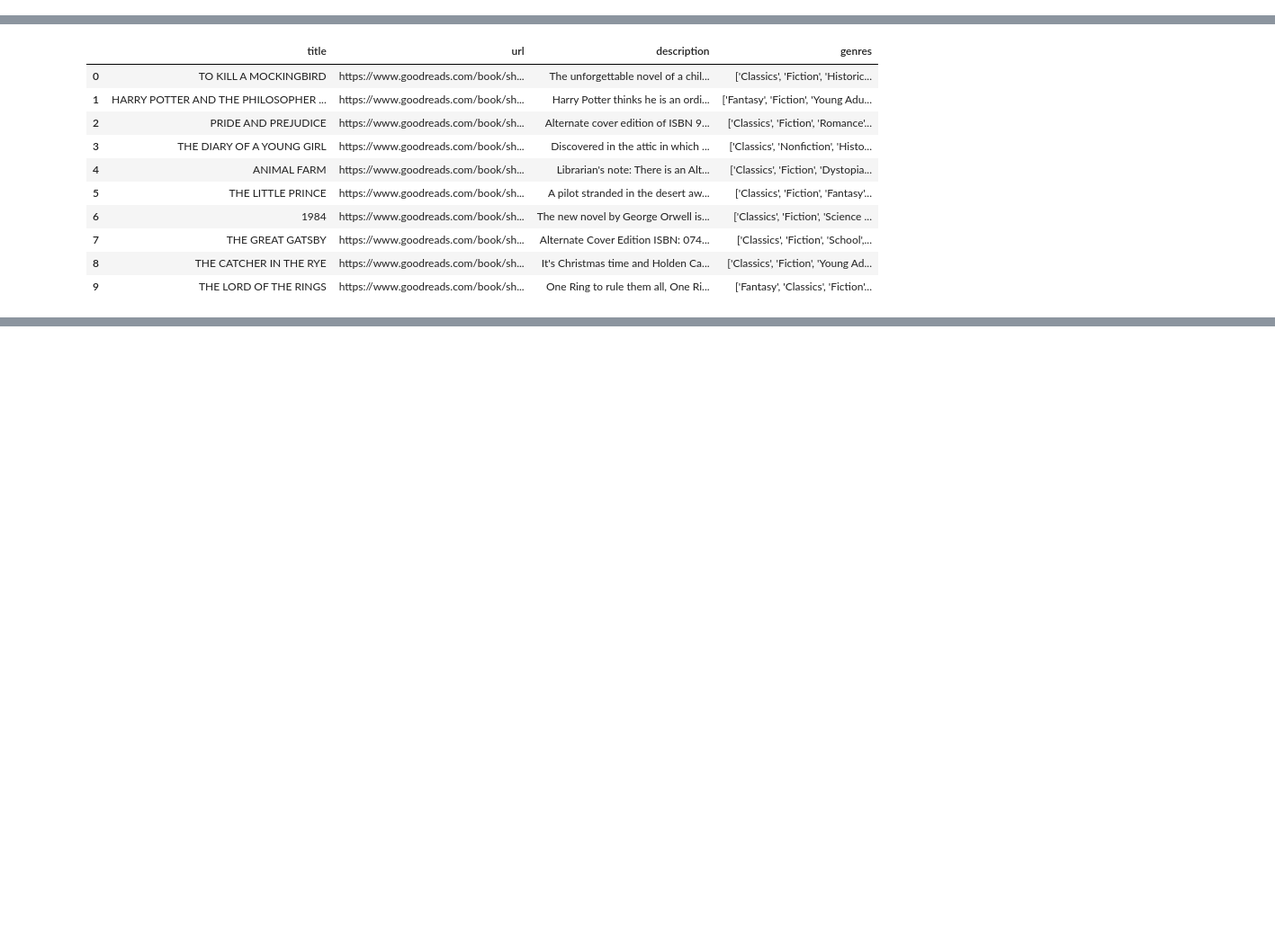
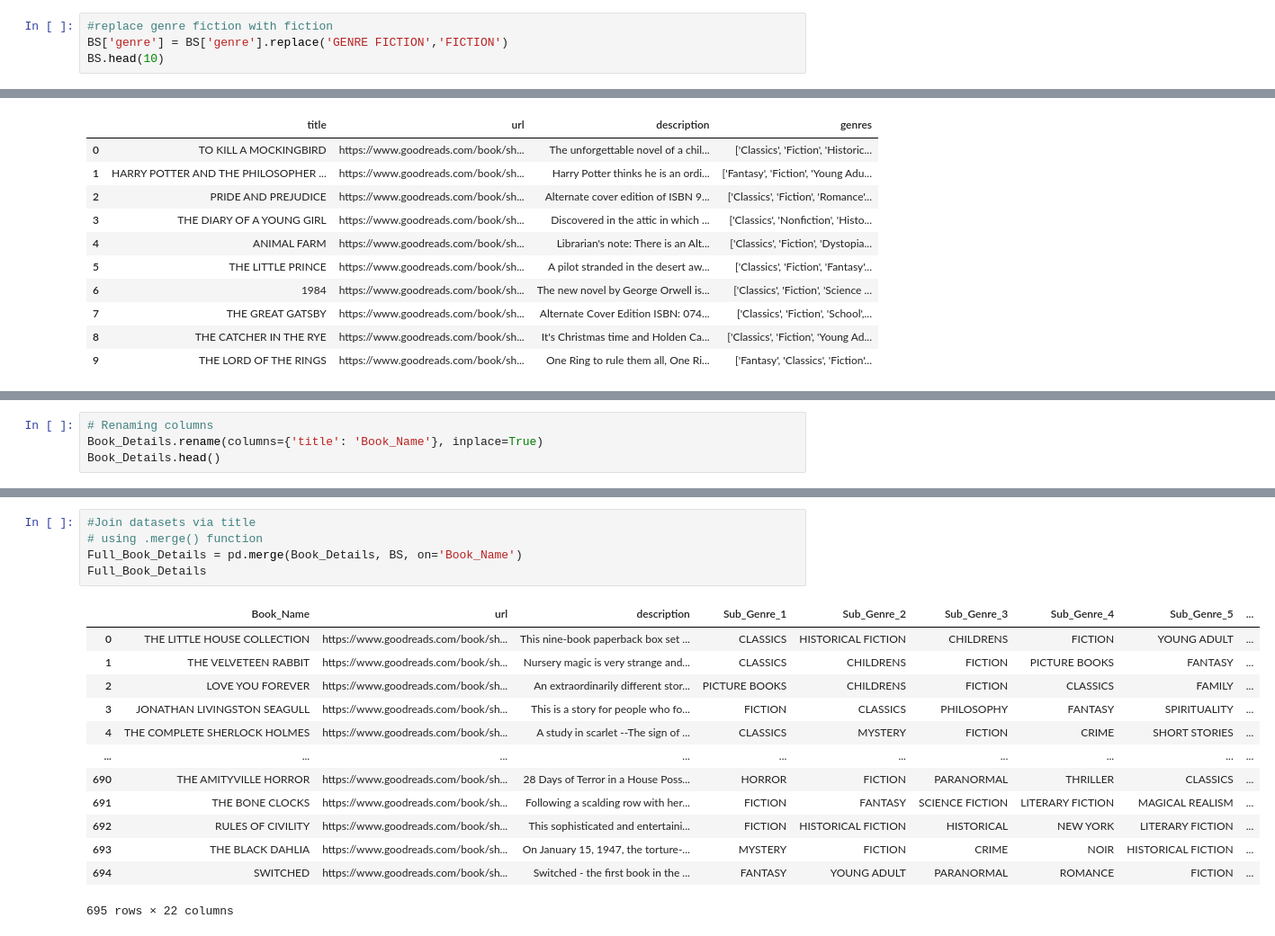
Before and after one commit to ammabe1/Publish-Me---Release-Assistant, a Jupyter notebook: Publish_Me Release_Assistant.ipynb, the cells around one changed output, grey strips where cells are left out. Shown at 90% size. Saved outputs shown, nothing was run; the diff lists cells and outputs as text; blank space fills up the shorter version.

```diff
--- a/Publish_Me Release_Assistant.ipynb
+++ b/Publish_Me Release_Assistant.ipynb
@@ -150,3 +150,7 @@ BS.head(10)
 | 7 | 1994.0 | MIDNIGHT IN THE GARDEN OF GOOD AN... | JOHN BERENDT | NONFICTION | 26182.00 | 15709.200 | 6.89 | 8 | ... |
 | 8 | 2012.0 | HOPELESS | COLLEEN HOOVER | GENRE FICTION | 26093.67 | 15656.202 | 6.99 | 9 | ... |
 | 9 | 1905.0 | A LITTLE PRINCESS | FRANCES HODGSON BURNETT NANCY BOND | GENRE FICTION | 23792.34 | 14275.404 | 6.49 | 10 | ... |
+# %%
+#replace genre fiction with fiction
+BS['genre'] = BS['genre'].replace('GENRE FICTION','FICTION')
+BS.head(10)
@@ -220,0 +293,4 @@ Book_Details.head(10)
+# %%
+# Renaming columns
+Book_Details.rename(columns={'title': 'Book_Name'}, inplace=True)
+Book_Details.head()
@@ -220,0 +304,19 @@ Book_Details.head(10)
+# %%
+#Join datasets via title
+# using .merge() function
+Full_Book_Details = pd.merge(Book_Details, BS, on='Book_Name')
+Full_Book_Details
+# %% [output]
+|  | Book_Name | url | description | Sub_Genre_1 | Sub_Genre_2 | Sub_Genre_3 | Sub_Genre_4 | Sub_Genre_5 | ... |
+| 0 | THE LITTLE HOUSE COLLECTION | https://www.goodreads.com/book/sh... | This nine-book paperback box set ... | CLASSICS | HISTORICAL FICTION | CHILDRENS | FICTION | YOUNG ADULT | ... |
+| 1 | THE VELVETEEN RABBIT | https://www.goodreads.com/book/sh... | Nursery magic is very strange and... | CLASSICS | CHILDRENS | FICTION | PICTURE BOOKS | FANTASY | ... |
+| 2 | LOVE YOU FOREVER | https://www.goodreads.com/book/sh... | An extraordinarily different stor... | PICTURE BOOKS | CHILDRENS | FICTION | CLASSICS | FAMILY | ... |
+| 3 | JONATHAN LIVINGSTON SEAGULL | https://www.goodreads.com/book/sh... | This is a story for people who fo... | FICTION | CLASSICS | PHILOSOPHY | FANTASY | SPIRITUALITY | ... |
+| 4 | THE COMPLETE SHERLOCK HOLMES | https://www.goodreads.com/book/sh... | A study in scarlet --The sign of ... | CLASSICS | MYSTERY | FICTION | CRIME | SHORT STORIES | ... |
+| ... | ... | ... | ... | ... | ... | ... | ... | ... | ... |
+| 690 | THE AMITYVILLE HORROR | https://www.goodreads.com/book/sh... | 28 Days of Terror in a House Poss... | HORROR | FICTION | PARANORMAL | THRILLER | CLASSICS | ... |
+| 691 | THE BONE CLOCKS | https://www.goodreads.com/book/sh... | Following a scalding row with her... | FICTION | FANTASY | SCIENCE FICTION | LITERARY FICTION | MAGICAL REALISM | ... |
+| 692 | RULES OF CIVILITY | https://www.goodreads.com/book/sh... | This sophisticated and entertaini... | FICTION | HISTORICAL FICTION | HISTORICAL | NEW YORK | LITERARY FICTION | ... |
+| 693 | THE BLACK DAHLIA | https://www.goodreads.com/book/sh... | On January 15, 1947, the torture-... | MYSTERY | FICTION | CRIME | NOIR | HISTORICAL FICTION | ... |
+| 694 | SWITCHED | https://www.goodreads.com/book/sh... | Switched - the first book in the ... | FANTASY | YOUNG ADULT | PARANORMAL | ROMANCE | FICTION | ... |
+695 rows × 22 columns
```
Also changed, not shown: parts of 6 cells of this notebook.
